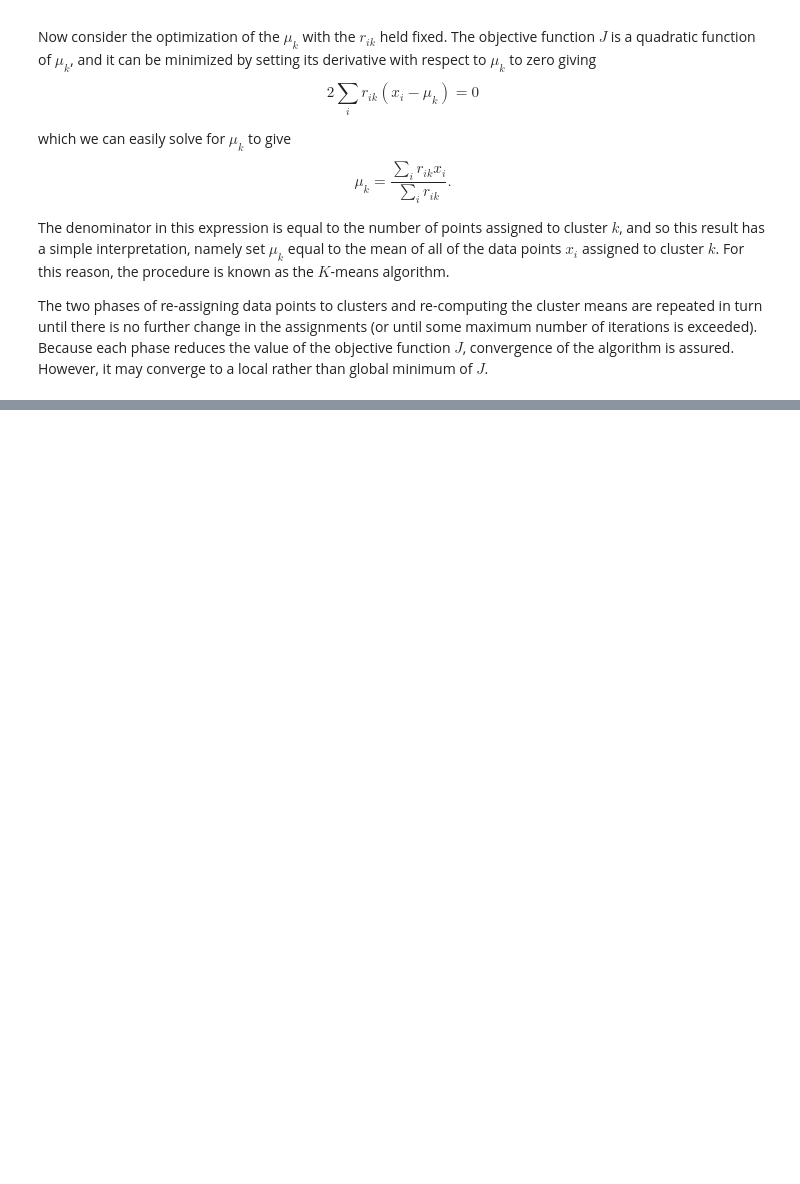
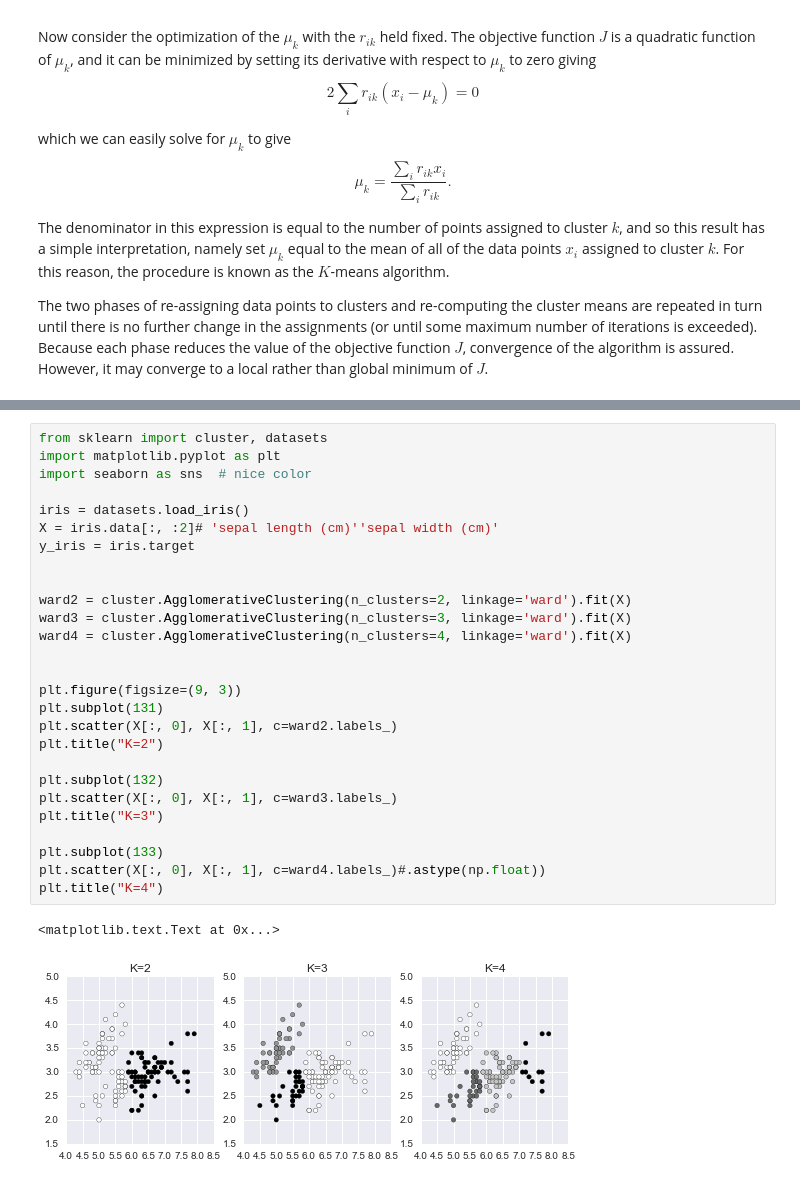
Before and after one commit to anhnguyendepocen/pylearn-doc, a Jupyter notebook: notebooks/ml_clustering.ipynb, the cells around one changed output, grey strips where cells are left out. Saved outputs shown, nothing was run; the diff lists cells and outputs as text; blank space fills up the shorter version.

Commit message:
clustering

```diff
--- a/notebooks/ml_clustering.ipynb
+++ b/notebooks/ml_clustering.ipynb
@@ -84,0 +94,30 @@ http://scikit-learn.org/stable/auto_examples/cluster/plot_kmeans_assumptions.htm
+# %%
+from sklearn import cluster, datasets
+import matplotlib.pyplot as plt
+import seaborn as sns  # nice color
+
+iris = datasets.load_iris()
+X = iris.data[:, :2]# 'sepal length (cm)''sepal width (cm)'
+y_iris = iris.target
+
+
+ward2 = cluster.AgglomerativeClustering(n_clusters=2, linkage='ward').fit(X)
+ward3 = cluster.AgglomerativeClustering(n_clusters=3, linkage='ward').fit(X)
+ward4 = cluster.AgglomerativeClustering(n_clusters=4, linkage='ward').fit(X)
+
+
+plt.figure(figsize=(9, 3))
+plt.subplot(131)
+plt.scatter(X[:, 0], X[:, 1], c=ward2.labels_)
+plt.title("K=2")
+
+plt.subplot(132)
+plt.scatter(X[:, 0], X[:, 1], c=ward3.labels_)
+plt.title("K=3")
+
+plt.subplot(133)
+plt.scatter(X[:, 0], X[:, 1], c=ward4.labels_)#.astype(np.float))
+plt.title("K=4")
+# %% [output]
+<matplotlib.text.Text at 0x...>
+[figure, added]
```
Also changed, not shown: parts of 9 cells of this notebook, 1 other file.
